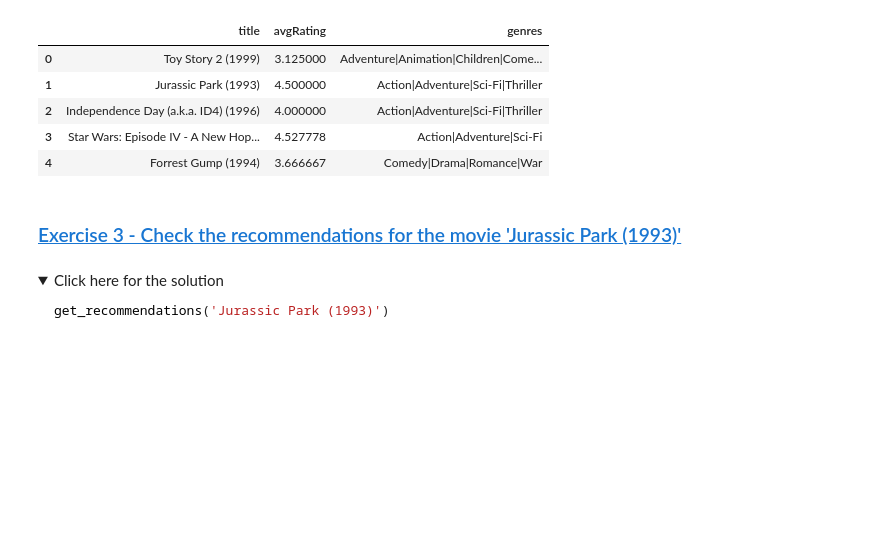
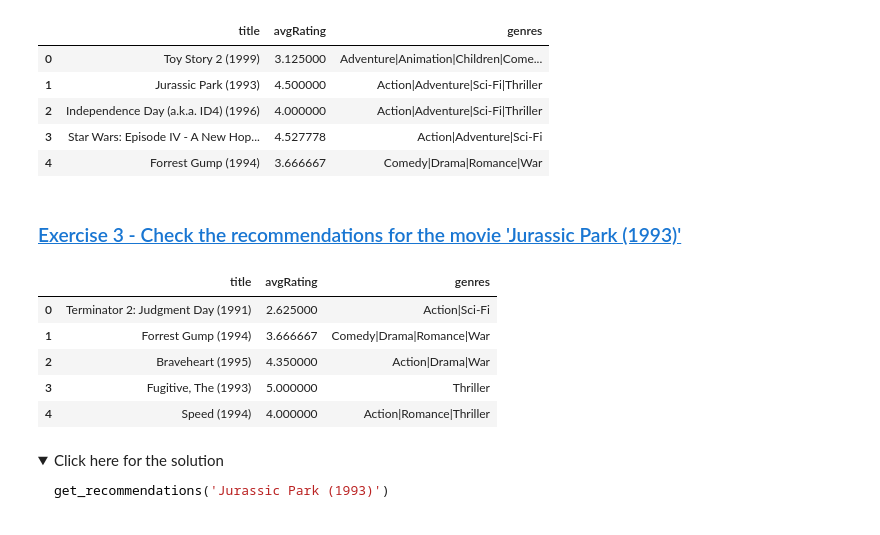
Before and after one commit to Zdracox/Demo, a Jupyter notebook: Build_Recommendation_Systems_for_Movies_Like_Netflix.ipynb, the cells around one changed output. Cells and saved outputs as stored; diff of their text form; code cells hidden in the pictures; folded sections open; blank space fills up the shorter version.

```diff
--- a/Build_Recommendation_Systems_for_Movies_Like_Netflix.ipynb
+++ b/Build_Recommendation_Systems_for_Movies_Like_Netflix.ipynb
@@ -574,6 +600,14 @@ get_recommendations('Toy Story (1995)')
 ### <a id='toc1_7_1_'></a>[Exercise 3 - Check the recommendations for the movie 'Jurassic Park (1993)'](#toc0_)
 # %%
 # TODO
+get_recommendations('Jurassic Park (1993)')
+# %% [output]
+|  | title | avgRating | genres |
+| 0 | Terminator 2: Judgment Day (1991) | 2.625000 | Action|Sci-Fi |
+| 1 | Forrest Gump (1994) | 3.666667 | Comedy|Drama|Romance|War |
+| 2 | Braveheart (1995) | 4.350000 | Action|Drama|War |
+| 3 | Fugitive, The (1993) | 5.000000 | Thriller |
+| 4 | Speed (1994) | 4.000000 | Action|Romance|Thriller |
 # %% [markdown]
 <details>
     <summary>Click here for the solution</summary>
```
Also changed, not shown: parts of 6 cells of this notebook.
